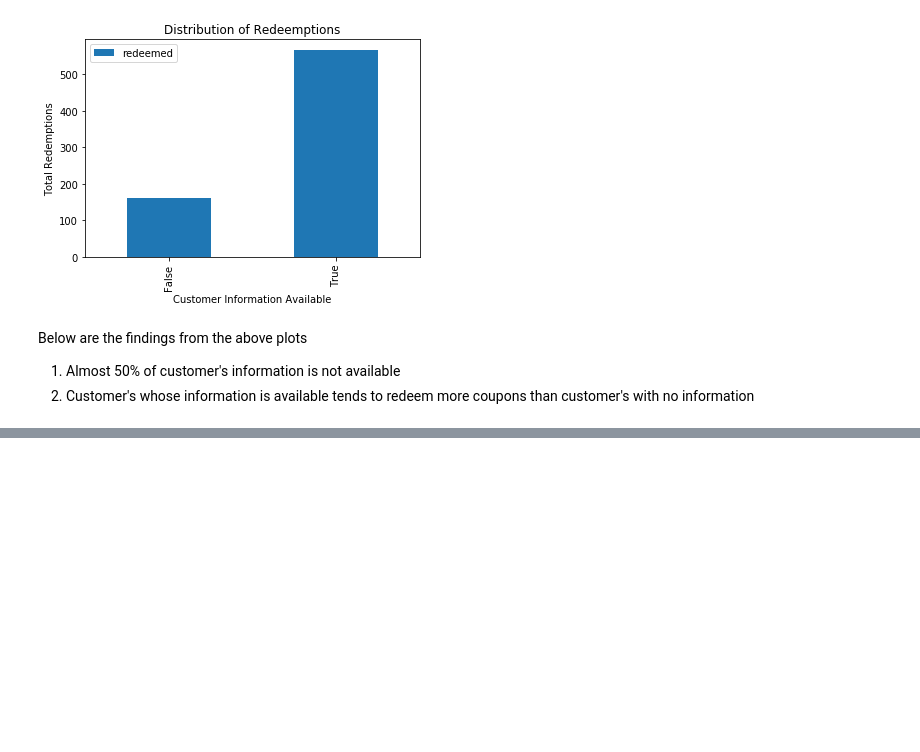
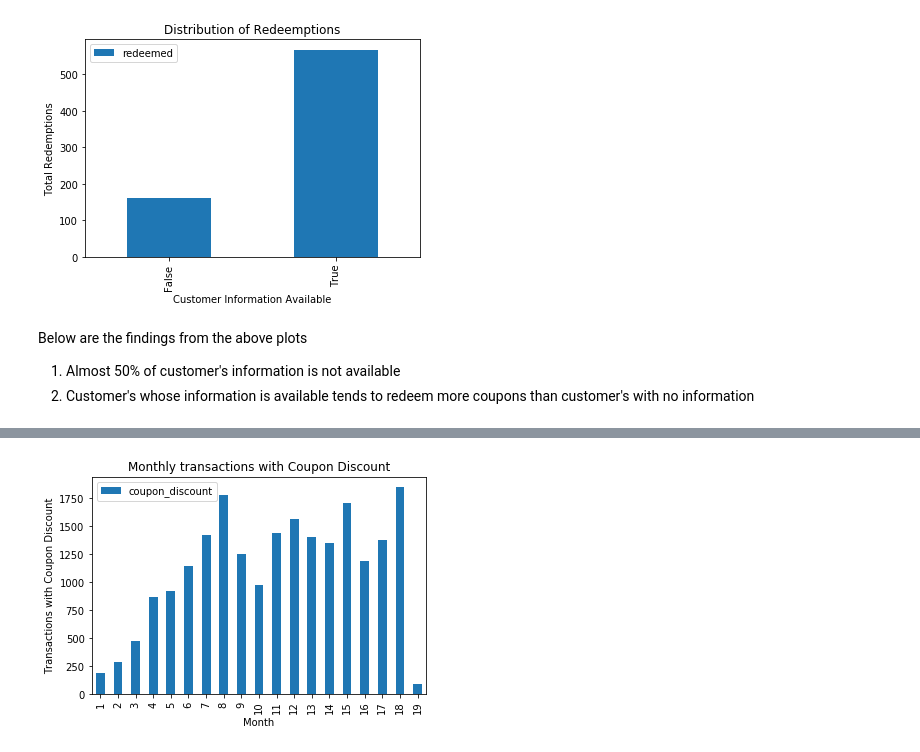
Before and after one commit to monilgudhka/coupon_redemption_prediction, a Jupyter notebook: data_analysis/data_analysis.ipynb, the cells around one changed output, grey strips where cells are left out. Saved outputs shown, nothing was run; the diff lists cells and outputs as text; code cells hidden in the pictures; blank space fills up the shorter version.

```diff
--- a/data_analysis/data_analysis.ipynb
+++ b/data_analysis/data_analysis.ipynb
@@ -159,0 +213,9 @@ Below are the findings from the above plots
+# %%
+group_by_date.plot('month', 'coupon_discount', kind='bar')
+_ = plt.xlabel('Month')
+_ = plt.ylabel('Transactions with Coupon Discount')
+_ = plt.title('Monthly transactions with Coupon Discount')
+plt.savefig('figure/transactions_coupon_discount.png', bbox_inches="tight")
+plt.show()
+# %% [output]
+[figure, added]
```
Also changed, not shown: parts of 8 cells of this notebook, 5 other files.
